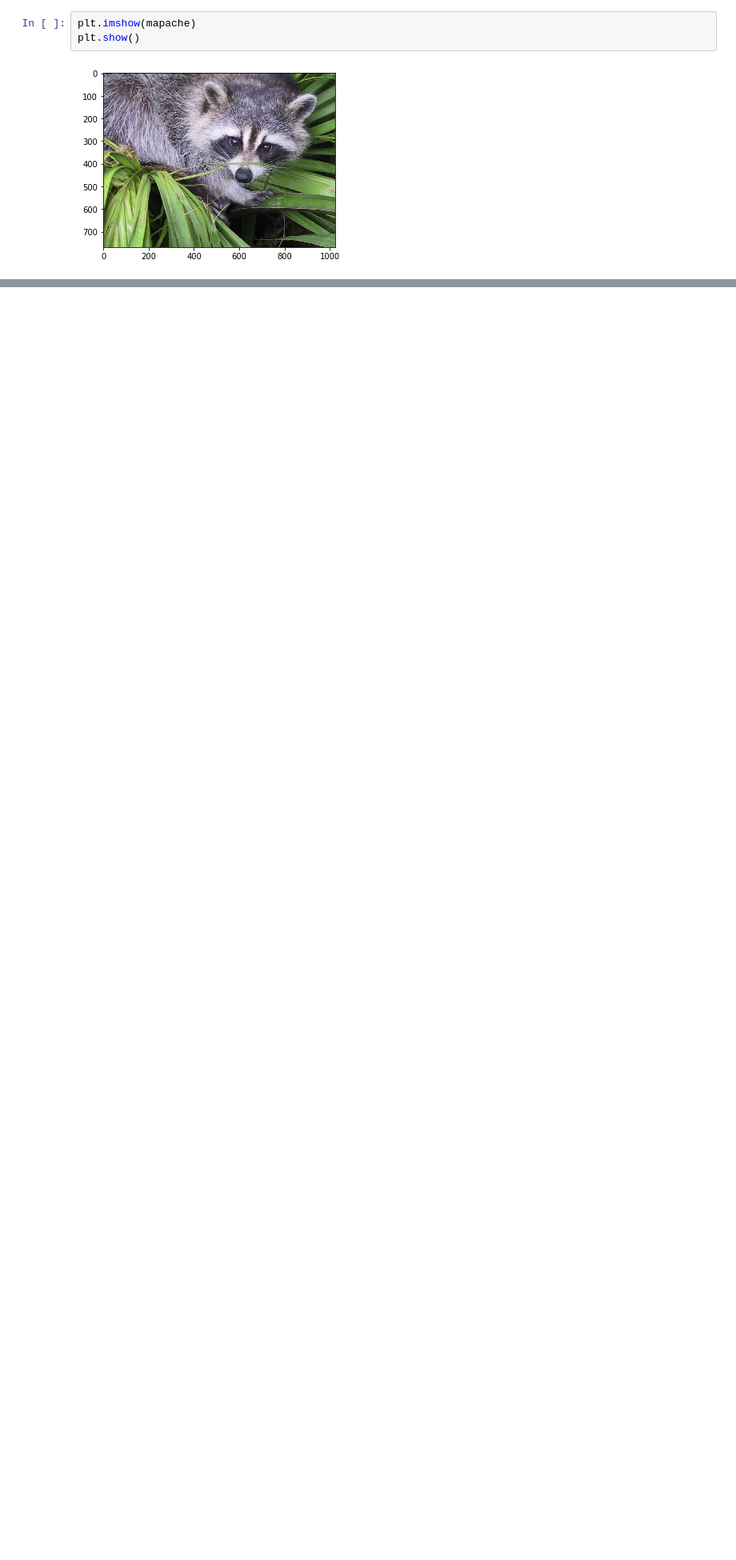
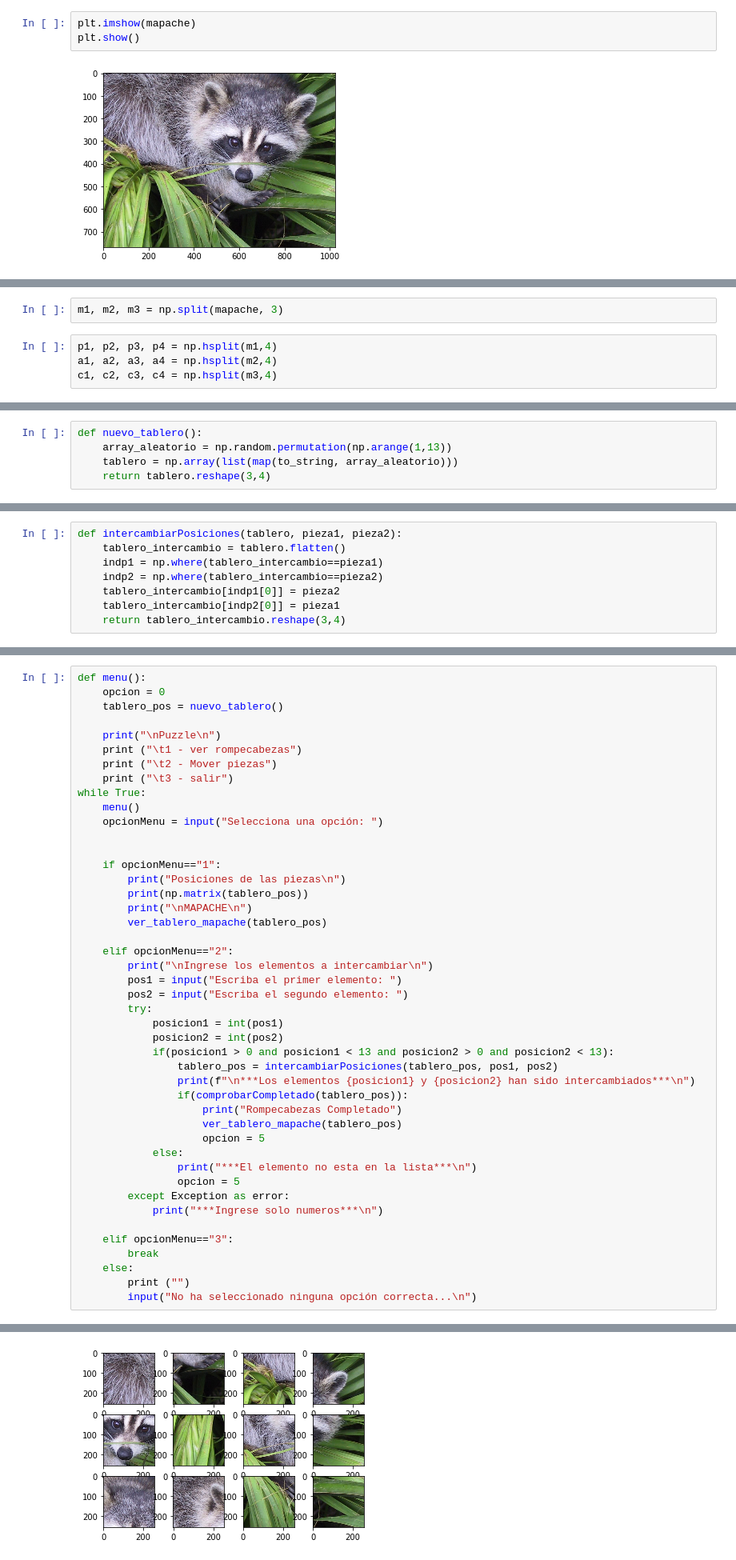
Before and after one commit to 2019-B-GR1-Python/py-pachacama-simba-a-pamela-abigail, a Jupyter notebook: Deberes/02-puzzle/puzzle.ipynb, the cells around one changed output, grey strips where cells are left out. Shown at 80% size. Saved outputs shown, nothing was run; the diff lists cells and outputs as text; blank space fills up the shorter version.

Commit message:
puzzle

```diff
--- a/Deberes/02-puzzle/puzzle.ipynb
+++ b/Deberes/02-puzzle/puzzle.ipynb
@@ -57,0 +15,6 @@ mapache.shape
+# %%
+m1, m2, m3 = np.split(mapache, 3)
+# %%
+p1, p2, p3, p4 = np.hsplit(m1,4)
+a1, a2, a3, a4 = np.hsplit(m2,4)
+c1, c2, c3, c4 = np.hsplit(m3,4)
@@ -57,0 +53,5 @@ mapache.shape
+# %%
+def nuevo_tablero():
+    array_aleatorio = np.random.permutation(np.arange(1,13))
+    tablero = np.array(list(map(to_string, array_aleatorio)))
+    return tablero.reshape(3,4)
@@ -57,0 +71,8 @@ mapache.shape
+# %%
+def intercambiarPosiciones(tablero, pieza1, pieza2):
+    tablero_intercambio = tablero.flatten()
+    indp1 = np.where(tablero_intercambio==pieza1)
+    indp2 = np.where(tablero_intercambio==pieza2)
+    tablero_intercambio[indp1[0]] = pieza2
+    tablero_intercambio[indp2[0]] = pieza1
+    return tablero_intercambio.reshape(3,4)
@@ -57,0 +82,46 @@ mapache.shape
+# %%
+def menu():
+    opcion = 0
+    tablero_pos = nuevo_tablero()
+
+    print("\nPuzzle\n")
+    print ("\t1 - ver rompecabezas")
+    print ("\t2 - Mover piezas")
+    print ("\t3 - salir")
+while True:
+    menu()
+    opcionMenu = input("Selecciona una opción: ")
+
+
+    if opcionMenu=="1":
+        print("Posiciones de las piezas\n")
+        print(np.matrix(tablero_pos))
+        print("\nMAPACHE\n")
+        ver_tablero_mapache(tablero_pos)
+
+    elif opcionMenu=="2":
+        print("\nIngrese los elementos a intercambiar\n")
+        pos1 = input("Escriba el primer elemento: ")
+        pos2 = input("Escriba el segundo elemento: ")
+        try:
+            posicion1 = int(pos1)
+            posicion2 = int(pos2)
+            if(posicion1 > 0 and posicion1 < 13 and posicion2 > 0 and posicion2 < 13):
+                tablero_pos = intercambiarPosiciones(tablero_pos, pos1, pos2)
+                print(f"\n***Los elementos {posicion1} y {posicion2} han sido intercambiados***\n")
+                if(comprobarCompletado(tablero_pos)):
+                    print("Rompecabezas Completado")
+                    ver_tablero_mapache(tablero_pos)
+                    opcion = 5
+            else:
+                print("***El elemento no esta en la lista***\n")
+                opcion = 5
+        except Exception as error:
+            print("***Ingrese solo numeros***\n")
+
+    elif opcionMenu=="3":
+        break
+    else:
+        print ("")
+        input("No ha seleccionado ninguna opción correcta...\n")
+# %% [output]
@@ -57,0 +141 @@ mapache.shape
+[figure, added]
```
Also changed, not shown: parts of 13 cells of this notebook.
